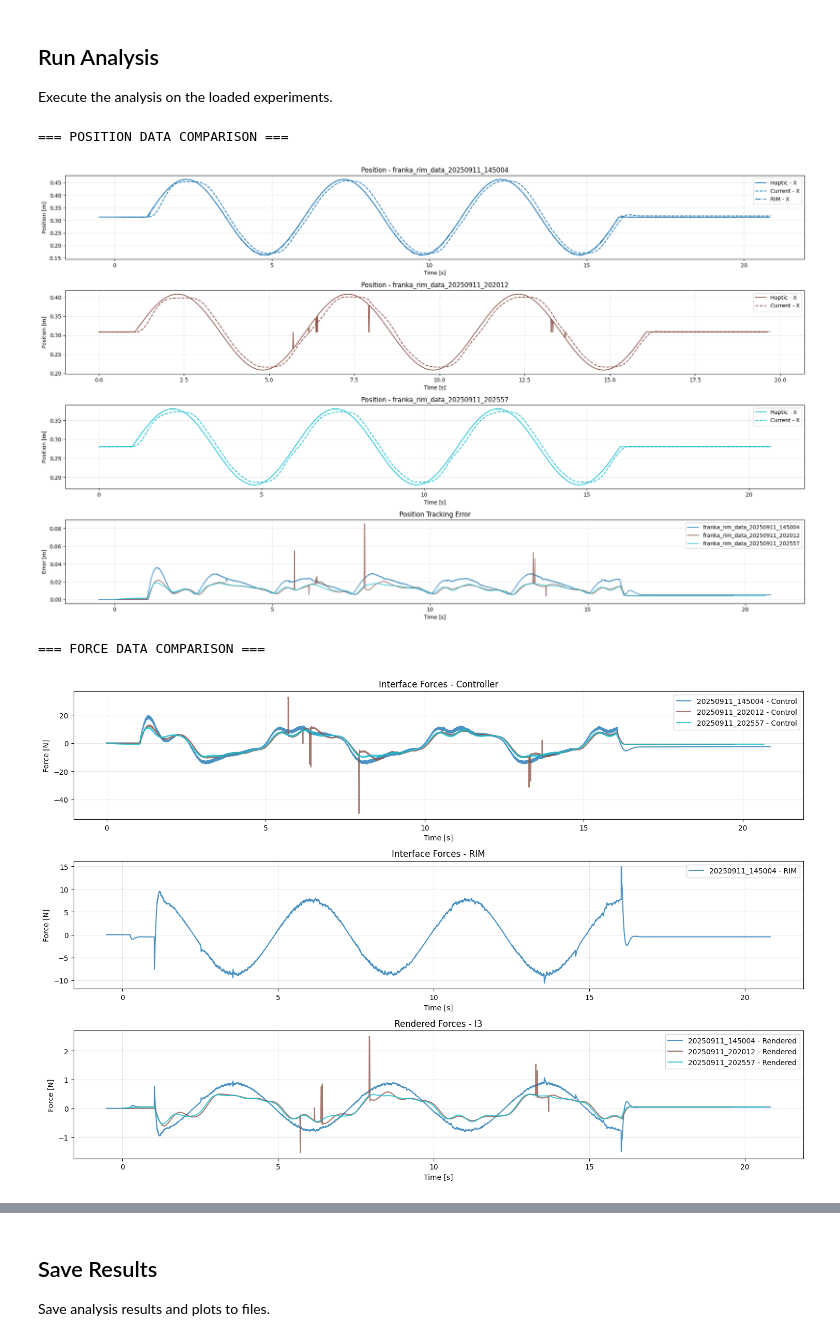
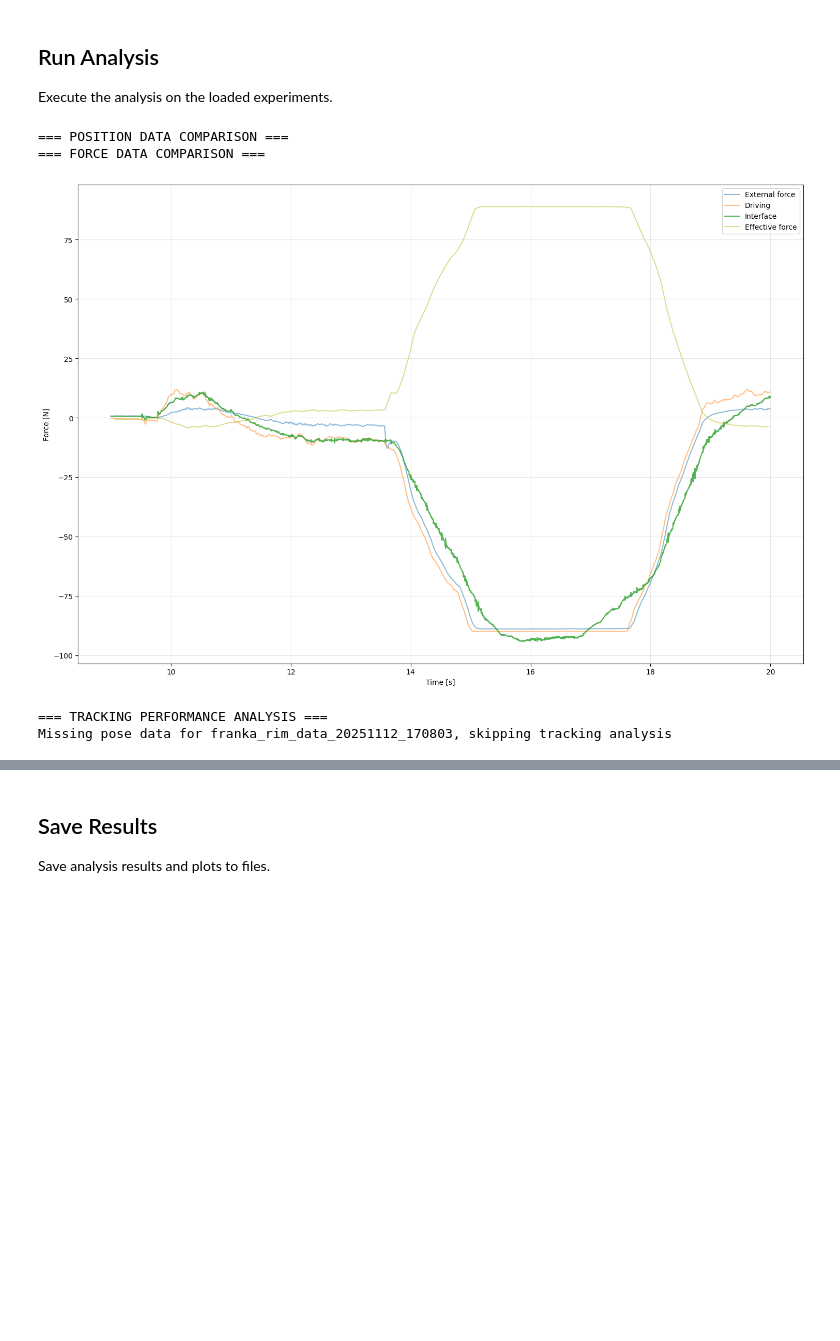
Before and after one commit to McGill-Applied-Dynamics-Lab/adl-ros2, a Jupyter notebook: scripts/rim_data_analysis.ipynb, the cells around one changed output, grey strips where cells are left out. Drawn from its saved outputs; the diff is of its cells as text; code cells hidden in the pictures; blank space fills up the shorter version.

```diff
--- a/scripts/rim_data_analysis.ipynb
+++ b/scripts/rim_data_analysis.ipynb
@@ -31,8 +31,8 @@ plt.style.use("default")
 sns.set_palette("husl")
 
 # Configuration
-DATA_DIR = Path("../data")  # Relative to scripts directory
-PROCESSED_DATA_FILENAME = "int_force_free_space.pkl"
+DATA_DIR = Path.cwd().parent / "data"  # Relative to scripts directory
+PROCESSED_DATA_FILENAME = "rim_exp.pkl"
 
 print("Libraries imported successfully!")
 print(f"Data directory: {DATA_DIR.absolute()}")
@@ -67,15 +67,21 @@ def normalize_timestamps(df, reference_timestamp=None):
 
 def discover_processed_experiments(data_dir: Path) -> List[str]:
     """Discover all experiments with processed data files."""
+    print(f"Searching for processed experiments in: {data_dir.absolute()}")
     experiments = []
+    unprocessed_experiments = []
+
     for experiment_dir in data_dir.iterdir():
+        print(experiment_dir.name)
         if experiment_dir.is_dir() and experiment_dir.name.startswith("franka_rim_data_"):
             processed_file = experiment_dir / PROCESSED_DATA_FILENAME
             if processed_file.exists():
                 experiments.append(experiment_dir.name)
+            else:
+                unprocessed_experiments.append(experiment_dir.name)
 
-    return sorted(experiments)
 
+    return sorted(experiments), sorted(unprocessed_experiments)
 
 def load_experiment_data(experiment_name: str, data_dir: Path = DATA_DIR) -> Dict:
     """Load processed data for a specific experiment."""
@@ -124,8 +130,12 @@ def load_multiple_experiments(experiment_names: List[str], data_dir: Path = DATA
 
 
 # Discover available experiments
-available_experiments = discover_processed_experiments(DATA_DIR)
-print(f"\nAvailable processed experiments ({len(available_experiments)}):")
-for exp in available_experiments:
+available_processed_experiments, unprocessed_experiments = discover_processed_experiments(DATA_DIR)
+print(f"\nAvailable processed experiments ({len(available_processed_experiments)}):")
+for exp in available_processed_experiments:
     print(f"  - {exp}")
+
+print(f"\nUnprocessed experiments ({len(unprocessed_experiments)}):")
+for exp in unprocessed_experiments:
+    print(f"  - {exp}")
 # %% [output]
@@ -142,16 +155,17 @@ Specify which experiments you want to analyze and load their data.
 # Specify experiments to analyze
 # Modify this list with the experiments you want to compare
 EXPERIMENTS_TO_ANALYZE = [
-    "franka_rim_data_20250911_145004",
+    # "franka_rim_data_20250911_145004",
     # "franka_rim_data_20250911_185005",
-    "franka_rim_data_20250911_202012",
-    "franka_rim_data_20250911_202557",
+    # "franka_rim_data_20250911_202012",
+    # "franka_rim_data_20250911_202557",
+    "franka_rim_data_20251112_170803",
 
 ]
 
 # If no experiments specified, use the most recent ones
 if not EXPERIMENTS_TO_ANALYZE:
-    EXPERIMENTS_TO_ANALYZE = available_experiments[-2:] if len(available_experiments) >= 2 else available_experiments
+    EXPERIMENTS_TO_ANALYZE = available_processed_experiments[-2:] if len(available_processed_experiments) >= 2 else available_processed_experiments
     print(f"Auto-selected experiments: {EXPERIMENTS_TO_ANALYZE}")
 
 # Load the selected experiments
@@ -536,39 +760,47 @@ Execute the analysis on the loaded experiments.
 # Import datetime for saving results
 from datetime import datetime
 
+# Define time range for plotting (in seconds, relative to normalized timestamps)
+# Set to None to plot entire experiment
+TIME_START = 9.0 # e.g., 5.0 to start at 5 seconds
+TIME_END = 20.0    # e.g., 30.0 to end at 30 seconds
+
 # Analyze all experiments
 if experiments_data:
     print("\n=== POSITION DATA COMPARISON ===")
-    plot_position_comparison(experiments_data)
+    # plot_position_comparison(experiments_data)
+    # plot_position_comparison(experiments_data, time_start=TIME_START, time_end=TIME_END, plot_error=False)
+
 
     print("=== FORCE DATA COMPARISON ===")
-    plot_force_comparison(experiments_data)
+    plot_force_comparison(experiments_data, time_start=TIME_START, time_end=TIME_END)
 
     # print("\n=== DATA STRUCTURE DEBUG ===")
     # # Debug: check the structure of the dataframes
     # for exp_name, exp_data in experiments_data.items():
     #     print(f"\n{exp_name} DataFrame columns:")
     #     for df_name, df in exp_data["dataframes"].items():
     #         print(f"  {df_name}: {list(df.columns)}")
 
     print("\n=== TRACKING PERFORMANCE ANALYSIS ===")
     tracking_analysis = analyze_tracking_performance(experiments_data)
 
     if tracking_analysis:
         stats_df = plot_tracking_error_comparison(tracking_analysis)
         print("\nTracking Statistics Summary:")
         print(stats_df)
 
         # # Save results
         # timestamp = datetime.now().strftime("%Y%m%d_%H%M%S")
         # results_file = DATA_DIR / f"tracking_analysis_{timestamp}.csv"
         # stats_df.to_csv(results_file, index=False)
         # print(f"\nResults saved to: {results_file}")
 
 else:
     print("No experiment data found to analyze!")
 # %% [output]
 === POSITION DATA COMPARISON ===
+=== FORCE DATA COMPARISON ===
-[figure, old version]
+[figure, new version]
-=== FORCE DATA COMPARISON ===
+=== TRACKING PERFORMANCE ANALYSIS ===
+Missing pose data for franka_rim_data_20251112_170803, skipping tracking analysis
-[figure, removed]
```
Also changed, not shown: parts of 6 cells of this notebook, 12 other files.
